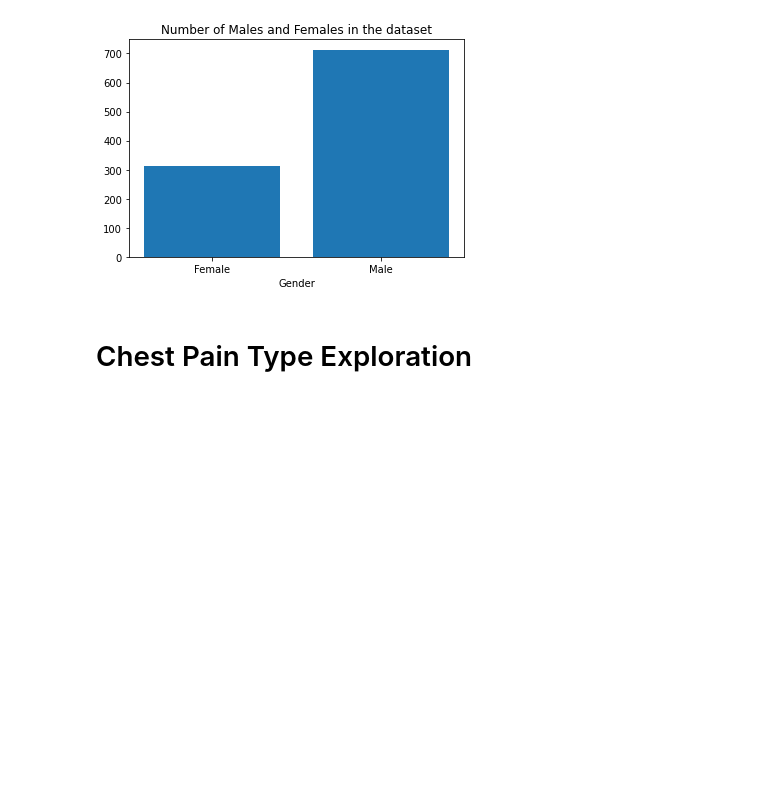
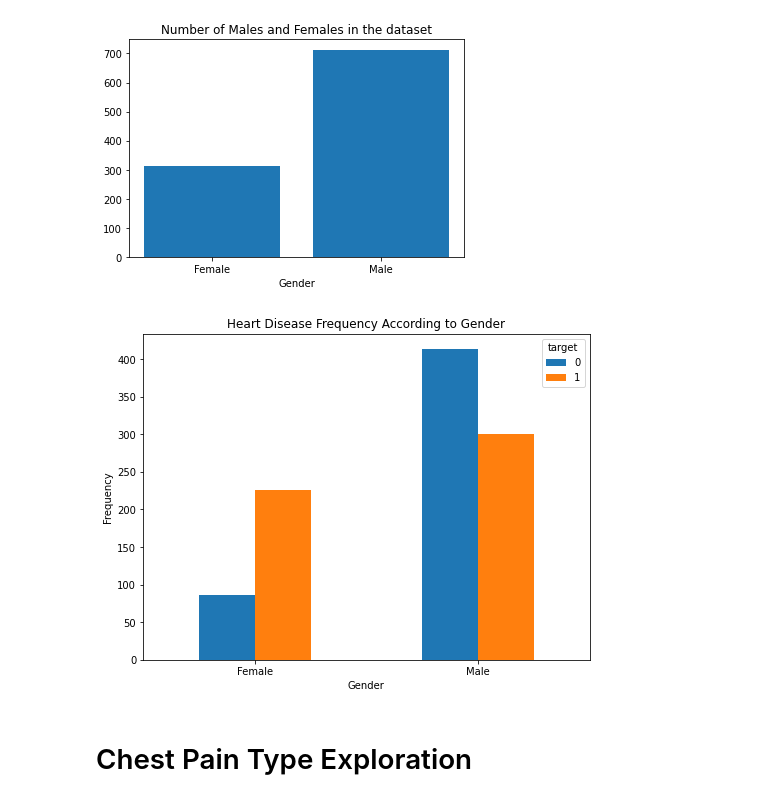
Before and after one commit to Deivanai-Subramanian/Web-App-for-Cardiovascular-Diagnosing-Using-Data-Science, a Jupyter notebook: Exploratory_Data_Analysis.ipynb, the cells around one changed output. Drawn from its saved outputs; the diff is of its cells as text; code cells hidden in the pictures; blank space fills up the shorter version.

```diff
--- a/Exploratory_Data_Analysis.ipynb
+++ b/Exploratory_Data_Analysis.ipynb
@@ -212,6 +212,16 @@ plt.title('Number of Males and Females in the dataset')
 plt.show()
 # %% [output]
 [figure]
+# %%
+# Display gender exploration based on the target
+pd.crosstab(df.sex,df.target).plot(kind = "bar", figsize = (8, 6))
+plt.title('Heart Disease Frequency According to Gender')
+plt.xlabel('Gender')
+plt.xticks(np.arange(2), ('Female', 'Male'), rotation = 0)
+plt.ylabel('Frequency')
+plt.show()
+# %% [output]
+[figure, added]
 # %% [markdown]
 # Chest Pain Type Exploration
 # %%
```
Also changed, not shown: parts of 1 cell of this notebook.
